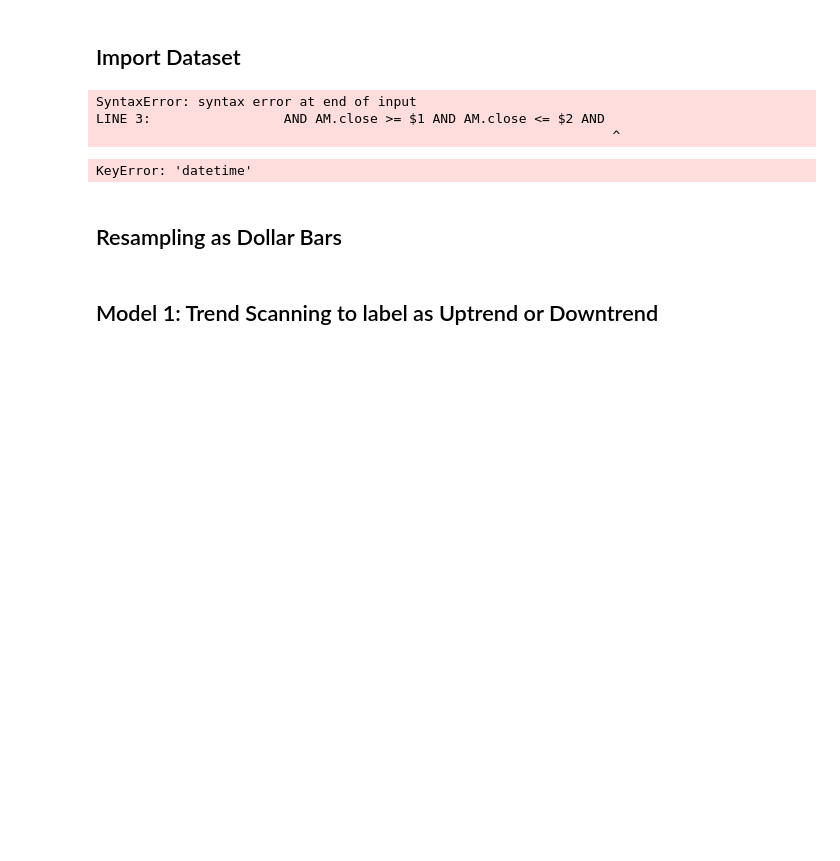
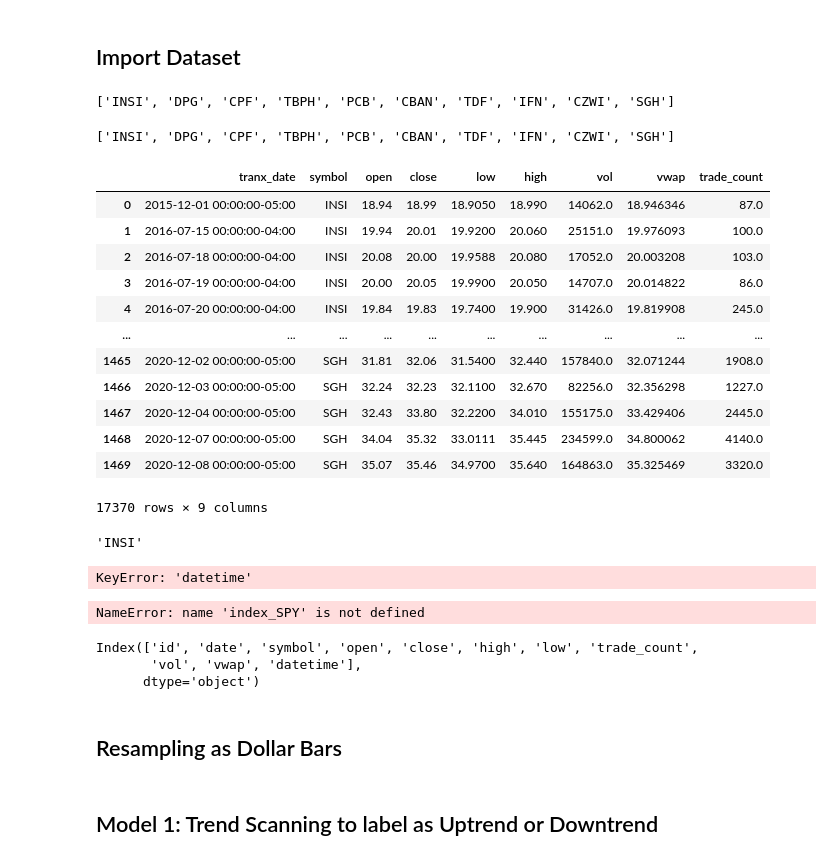
Before and after one commit to waikho/MADS_Capstone, a Jupyter notebook: modeling.ipynb, the cells around one changed output. Drawn from its saved outputs; the diff is of its cells as text; code cells hidden in the pictures; blank space fills up the shorter version.

```diff
--- a/modeling.ipynb
+++ b/modeling.ipynb
@@ -31,9 +32,4 @@ warnings.filterwarnings("ignore", category=sklearn.exceptions.UndefinedMetricWar
 # %%
 #Init
 pgConnStr = gd.pgDictToConn(config.pgSecrets)
-
-tickerlst = gd.getFilteredTickerList(lowest_price=10.0, highest_price=20.0)
+tickerlst = gd.getFilteredTickerList_Daily(lowest_price=10.0, highest_price=20.0)
-# %% [output]
-SyntaxError: syntax error at end of input
-LINE 3:                 AND AM.close >= $1 AND AM.close <= $2 AND
-                                                                  ^
@@ -42,4 +36,32 @@ tickerlst
 # %%
-random_pick= list(np.random.choice(tickers, 10 if len(tickers) > 10 else  len(tickers), replace=False))
+random_pick= list(np.random.choice(tickerlst, 10 if len(tickerlst) > 10 else  len(tickerlst), replace=False))
 random_pick
+# %% [output]
+['INSI', 'DPG', 'CPF', 'TBPH', 'PCB', 'CBAN', 'TDF', 'IFN', 'CZWI', 'SGH']
+# %%
+df = mp.get_alpaca_daily_data(random_pick)
+# %%
+df['symbol'].unique().tolist()
+# %% [output]
+['INSI', 'DPG', 'CPF', 'TBPH', 'PCB', 'CBAN', 'TDF', 'IFN', 'CZWI', 'SGH']
+# %%
+df
+# %% [output]
+|  | tranx_date | symbol | open | close | low | high | vol | vwap | trade_count |
+| 0 | 2015-12-01 00:00:00-05:00 | INSI | 18.94 | 18.99 | 18.9050 | 18.990 | 14062.0 | 18.946346 | 87.0 |
+| 1 | 2016-07-15 00:00:00-04:00 | INSI | 19.94 | 20.01 | 19.9200 | 20.060 | 25151.0 | 19.976093 | 100.0 |
+| 2 | 2016-07-18 00:00:00-04:00 | INSI | 20.08 | 20.00 | 19.9588 | 20.080 | 17052.0 | 20.003208 | 103.0 |
+| 3 | 2016-07-19 00:00:00-04:00 | INSI | 20.00 | 20.05 | 19.9900 | 20.050 | 14707.0 | 20.014822 | 86.0 |
+| 4 | 2016-07-20 00:00:00-04:00 | INSI | 19.84 | 19.83 | 19.7400 | 19.900 | 31426.0 | 19.819908 | 245.0 |
+| ... | ... | ... | ... | ... | ... | ... | ... | ... | ... |
+| 1465 | 2020-12-02 00:00:00-05:00 | SGH | 31.81 | 32.06 | 31.5400 | 32.440 | 157840.0 | 32.071244 | 1908.0 |
+| 1466 | 2020-12-03 00:00:00-05:00 | SGH | 32.24 | 32.23 | 32.1100 | 32.670 | 82256.0 | 32.356298 | 1227.0 |
+| 1467 | 2020-12-04 00:00:00-05:00 | SGH | 32.43 | 33.80 | 32.2200 | 34.010 | 155175.0 | 33.429406 | 2445.0 |
+| 1468 | 2020-12-07 00:00:00-05:00 | SGH | 34.04 | 35.32 | 33.0111 | 35.445 | 234599.0 | 34.800062 | 4140.0 |
+| 1469 | 2020-12-08 00:00:00-05:00 | SGH | 35.07 | 35.46 | 34.9700 | 35.640 | 164863.0 | 35.325469 | 3320.0 |
+17370 rows × 9 columns
+# %%
+df[df['symbol']=='INSI'].symbol.unique()[0]
+# %% [output]
+'INSI'
 # %%
@@ -51,5 +73,15 @@ index_SPY.index = pd.to_datetime(index_SPY.datetime)
 # %% [output]
 KeyError: 'datetime'
+# %%
+index_SPY
+# %% [output]
+NameError: name 'index_SPY' is not defined
+# %%
+df.columns
+# %% [output]
+Index(['id', 'date', 'symbol', 'open', 'close', 'high', 'low', 'trade_count',
+       'vol', 'vwap', 'datetime'],
+      dtype='object')
 # %%
 df.shape
 # %% [markdown]
```
Also changed, not shown: parts of 5 cells of this notebook, 6 other files.
